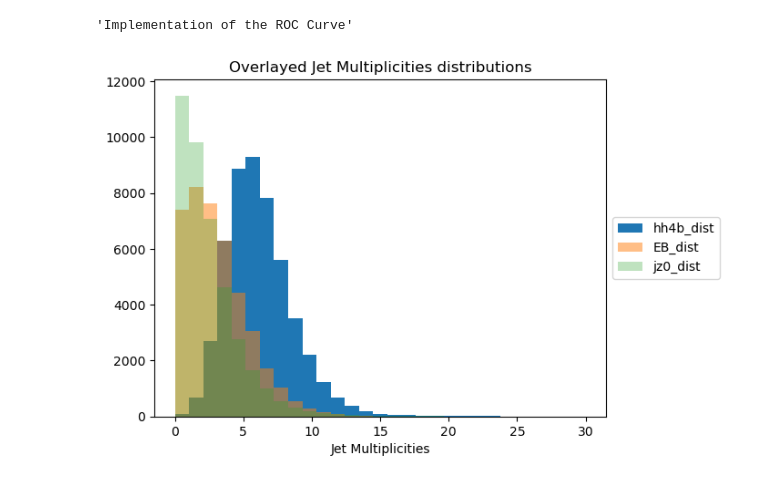
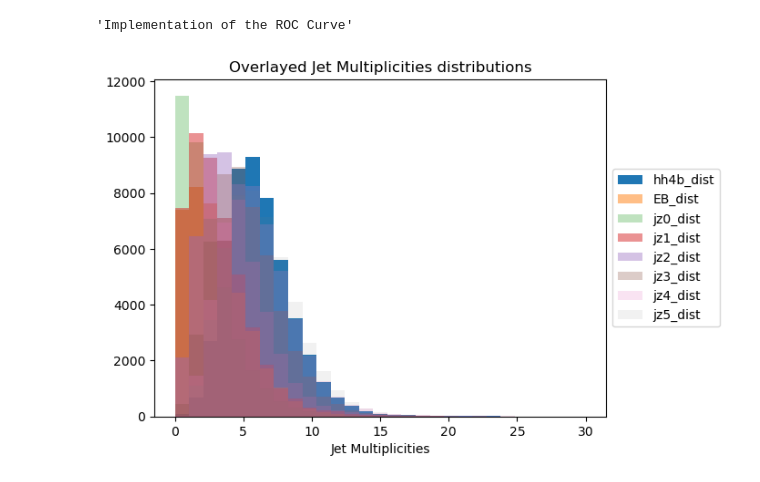
Before and after one commit to abdelllrazekkk/DIPZ_Workflow, a Jupyter notebook: Cut_Optimizations.ipynb, the cells around one changed output. Cells and saved outputs as stored; diff of their text form; code cells hidden in the pictures.

```diff
--- a/Cut_Optimizations.ipynb
+++ b/Cut_Optimizations.ipynb
@@ -15,19 +15,19 @@ EB_dist = joblib.load('EB_dist.sav')
 #hh4b_dist = joblib.load('hh4b_dist.sav')
 hh4b_dist = joblib.load('hh4b_dist_nofake.sav')
 jz0_dist = joblib.load('jz0_dist.sav')
-#jz1_dist = joblib.load('jz1_dist.sav')
-#jz2_dist = joblib.load('jz2_dist.sav')
-#jz3_dist = joblib.load('jz3_dist.sav')
-#jz4_dist = joblib.load('jz4_dist.sav')
-#jz5_dist = joblib.load('jz5_dist.sav')
+jz1_dist = joblib.load('jz1_dist.sav')
+jz2_dist = joblib.load('jz2_dist.sav')
+jz3_dist = joblib.load('jz3_dist.sav')
+jz4_dist = joblib.load('jz4_dist.sav')
+jz5_dist = joblib.load('jz5_dist.sav')
 EB_multiplicities = joblib.load('EB_multiplicities.sav')
 hh4b_multiplicities = joblib.load('hh4b_multiplicities.sav')
 jz0_multiplicities = joblib.load('jz0_multiplicities.sav')
-#jz1_multiplicities = joblib.load('jz1_multiplicities.sav')
-#jz2_multiplicities = joblib.load('jz2_multiplicities.sav')
-#jz3_multiplicities = joblib.load('jz3_multiplicities.sav')
-#jz4_multiplicities = joblib.load('jz4_multiplicities.sav')
-#jz5_multiplicities = joblib.load('jz5_multiplicities.sav')
+jz1_multiplicities = joblib.load('jz1_multiplicities.sav')
+jz2_multiplicities = joblib.load('jz2_multiplicities.sav')
+jz3_multiplicities = joblib.load('jz3_multiplicities.sav')
+jz4_multiplicities = joblib.load('jz4_multiplicities.sav')
+jz5_multiplicities = joblib.load('jz5_multiplicities.sav')
 # %%
 """MLPL Overlayed Histograms"""
 bins = np.linspace(-20, 0, 100)
@@ -86,18 +87,18 @@ ________________________________________________________________________________
 # %%
 """Jet Multiplicities Overlayed Histograms"""
 bins = np.linspace(0, 30, 30)
 
 plt.hist(hh4b_multiplicities, bins, alpha=1, label='hh4b_dist')
 plt.hist(EB_multiplicities, bins, alpha=0.5, label='EB_dist')
 plt.hist(jz0_multiplicities, bins, alpha=0.3, label='jz0_dist')
-#plt.hist(jz1_dist, bins, alpha=0.5, label='jz1_dist')
-#plt.hist(jz2_dist, bins, alpha=0.4, label='jz2_dist')
-#plt.hist(jz3_dist, bins, alpha=0.3, label='jz3_dist')
-#plt.hist(jz4_dist, bins, alpha=0.2, label='jz4_dist')
-#plt.hist(jz5_dist, bins, alpha=0.1, label='jz5_dist')
+plt.hist(jz1_multiplicities, bins, alpha=0.5, label='jz1_dist')
+plt.hist(jz2_multiplicities, bins, alpha=0.4, label='jz2_dist')
+plt.hist(jz3_multiplicities, bins, alpha=0.3, label='jz3_dist')
+plt.hist(jz4_multiplicities, bins, alpha=0.2, label='jz4_dist')
+plt.hist(jz5_multiplicities, bins, alpha=0.1, label='jz5_dist')
 plt.legend(loc='center left', bbox_to_anchor=(1, 0.5))
 plt.title("Overlayed Jet Multiplicities distributions")
 plt.xlabel("Jet Multiplicities")
 plt.show()
 # %% [output]
-[figure, old version]
+[figure, new version]
```
Also changed, not shown: parts of 2 cells of this notebook, 7 other files.
